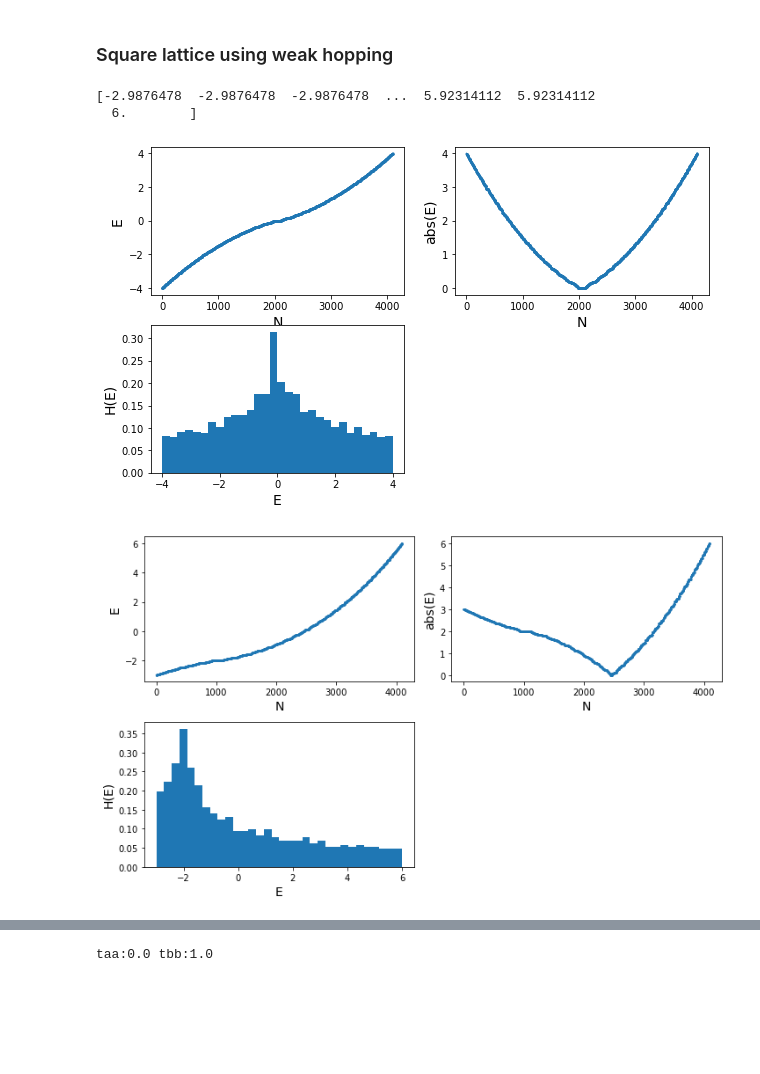
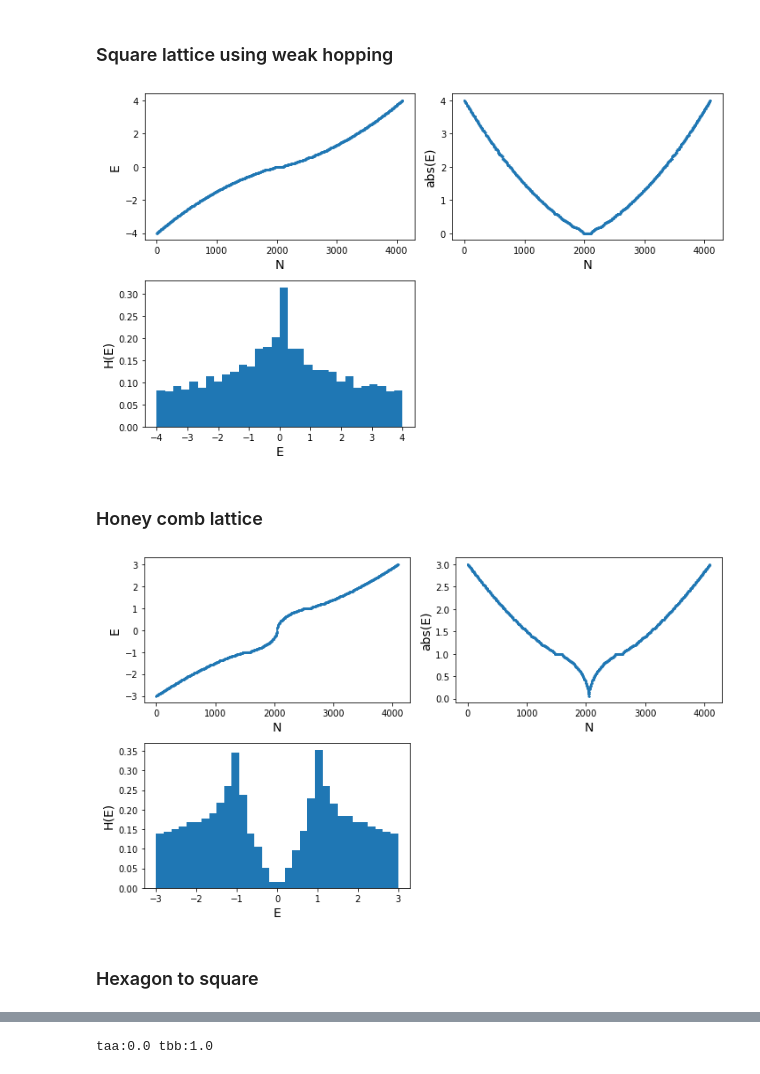
Before and after one commit to Shashi1a/kagome_lieb, a Jupyter notebook: calc.ipynb, the cells around one changed output, grey strips where cells are left out. Cells and saved outputs as stored; diff of their text form; code cells hidden in the pictures; blank space fills up the shorter version.

```diff
--- a/calc.ipynb
+++ b/calc.ipynb
@@ -223,10 +223,10 @@ class honeycomb(Hamiltonian):
             rui = self.right_up[i];ldi = self.left_down[i]
 
             ## hopping
-            mat[i,ri] = -self.tab;mat[i,li] = self.tab;mat[i,ui] = -self.tab
+            mat[i,ri] = -self.tab;mat[i,li] = -self.tab;mat[i,ui] = -self.tab
 
             ## conjugate hopping
-            mat[ri,i] = -self.tab;mat[li,i] = self.tab;mat[ui,i] = self.tab
+            mat[ri,i] = -self.tab;mat[li,i] = -self.tab;mat[ui,i] = self.tab
 
             ## diagonal bonds
             mat[i,rui] = -self.taa;mat[i,ldi] = -self.taa
@@ -292,24 +292,26 @@ sqrL12.neighbour()
 sqrL12.sublatt_set()
 
 ## set up the hamiltonian for the square lattice
-mat = np.zeros((sysL12.n_sites, sysL12.n_sites))
+mat = np.zeros((sqrL12.n_sites, sqrL12.n_sites))
 sqrL12.triangular(mat)
 
 sqrL12.evals(mat)
 sqrL12.plot_eval(30)
 # %% [output]
-[-2.9876478  -2.9876478  -2.9876478  ...  5.92314112  5.92314112
-  6.        ]
-[figure, old version]
+[figure, new version]
+# %% [markdown]
+### Honey comb lattice
 # %%
-tab,taa,tbb,tdi,tui=1,1,1,1,1
+tab,taa,tbb,tdi,tui=1,0.001,0.001,0.001,0.001
 hL12 = honeycomb(64,tab,taa,tbb,tdi,tui)
 hL12.neighbour()
 hL12.sublatt_set()
 mat = np.zeros((hL12.n_sites,hL12.n_sites))
 hL12.honeycomblatt(mat)
 hL12.evals(mat)
 hL12.plot_eval()
 # %% [output]
-[figure, old version]
+[figure, new version]
+# %% [markdown]
+### Hexagon to square
 # %%
```
Also changed, not shown: parts of 6 cells of this notebook.
